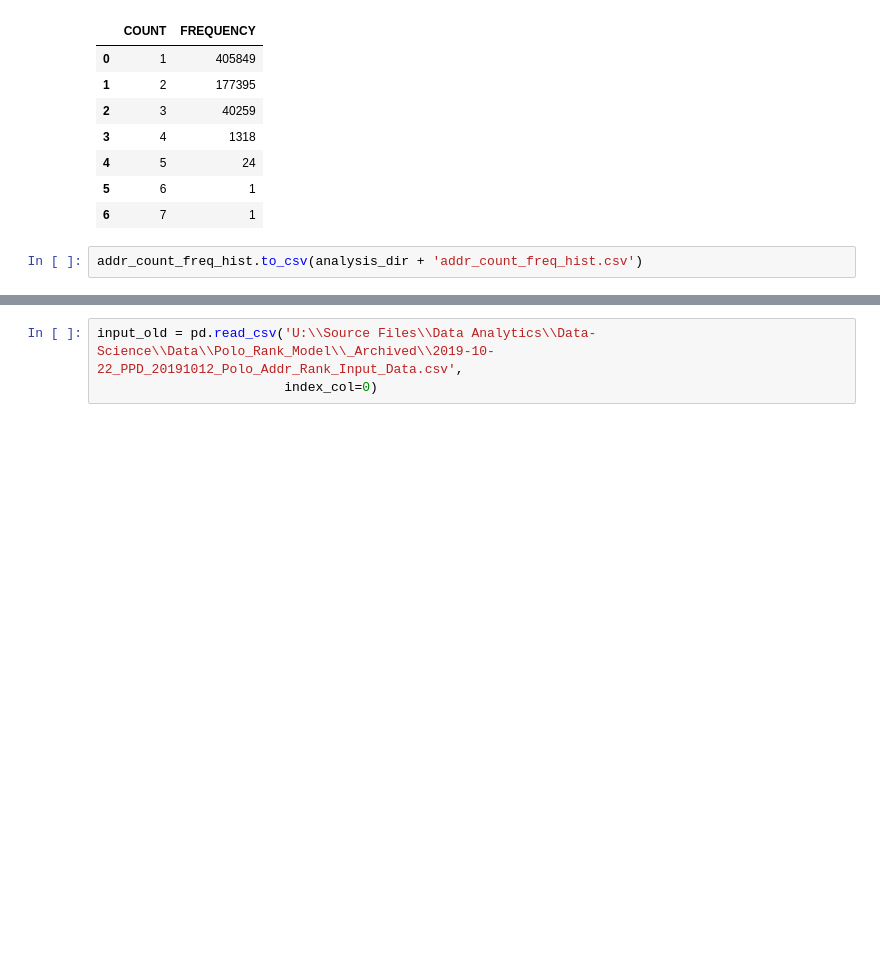
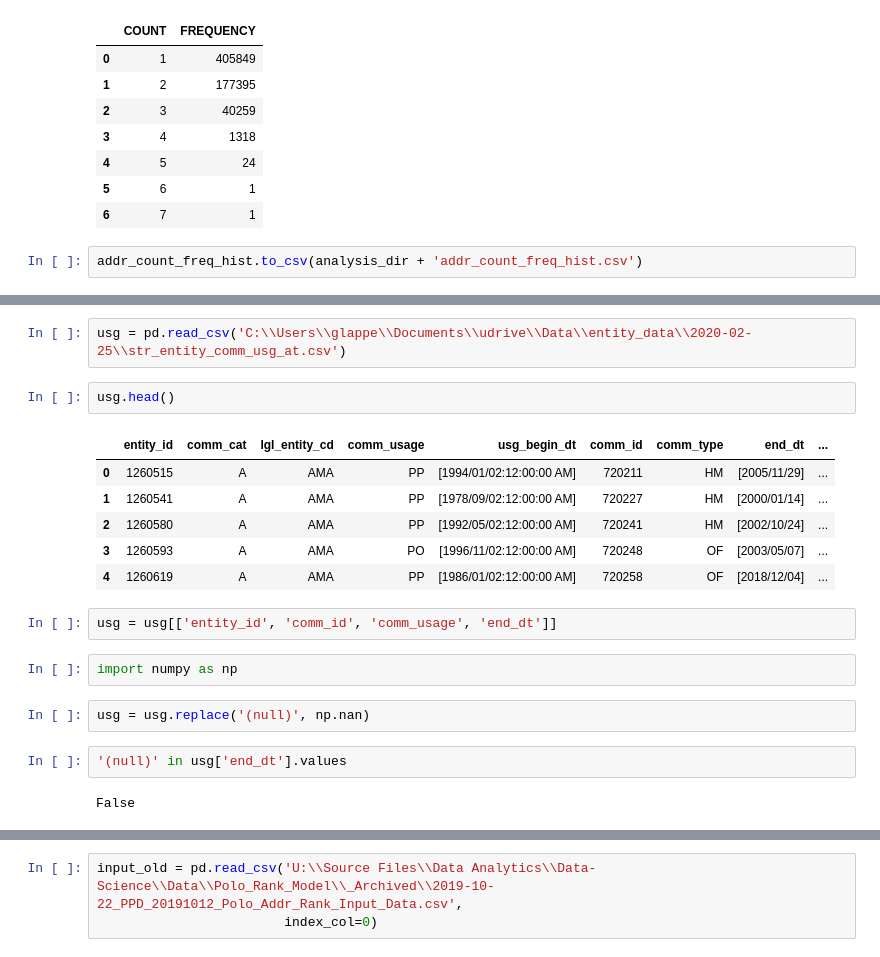
Before and after one commit to AMADataLabs/Core, a Jupyter notebook: Sandbox/PoloRankModel/ScoreAnalysis.ipynb, the cells around one changed output, grey strips where cells are left out. Saved outputs shown, nothing was run; the diff lists cells and outputs as text; blank space fills up the shorter version.

```diff
--- a/Sandbox/PoloRankModel/ScoreAnalysis.ipynb
+++ b/Sandbox/PoloRankModel/ScoreAnalysis.ipynb
@@ -266,0 +332,21 @@ addr_count_freq_hist.to_csv(analysis_dir + 'addr_count_freq_hist.csv')
+# %%
+usg = pd.read_csv('C:\\Users\\glappe\\Documents\\udrive\\Data\\entity_data\\2020-02-25\\str_entity_comm_usg_at.csv')
+# %%
+usg.head()
+# %% [output]
+|  | entity_id | comm_cat | lgl_entity_cd | comm_usage | usg_begin_dt | comm_id | comm_type | end_dt | ... |
+| 0 | 1260515 | A | AMA | PP | [1994/01/02:12:00:00 AM] | 720211 | HM | [2005/11/29] | ... |
+| 1 | 1260541 | A | AMA | PP | [1978/09/02:12:00:00 AM] | 720227 | HM | [2000/01/14] | ... |
+| 2 | 1260580 | A | AMA | PP | [1992/05/02:12:00:00 AM] | 720241 | HM | [2002/10/24] | ... |
+| 3 | 1260593 | A | AMA | PO | [1996/11/02:12:00:00 AM] | 720248 | OF | [2003/05/07] | ... |
+| 4 | 1260619 | A | AMA | PP | [1986/01/02:12:00:00 AM] | 720258 | OF | [2018/12/04] | ... |
+# %%
+usg = usg[['entity_id', 'comm_id', 'comm_usage', 'end_dt']]
+# %%
+import numpy as np
+# %%
+usg = usg.replace('(null)', np.nan)
+# %%
+'(null)' in usg['end_dt'].values
+# %% [output]
+False
```
Also changed, not shown: parts of 39 cells of this notebook.
